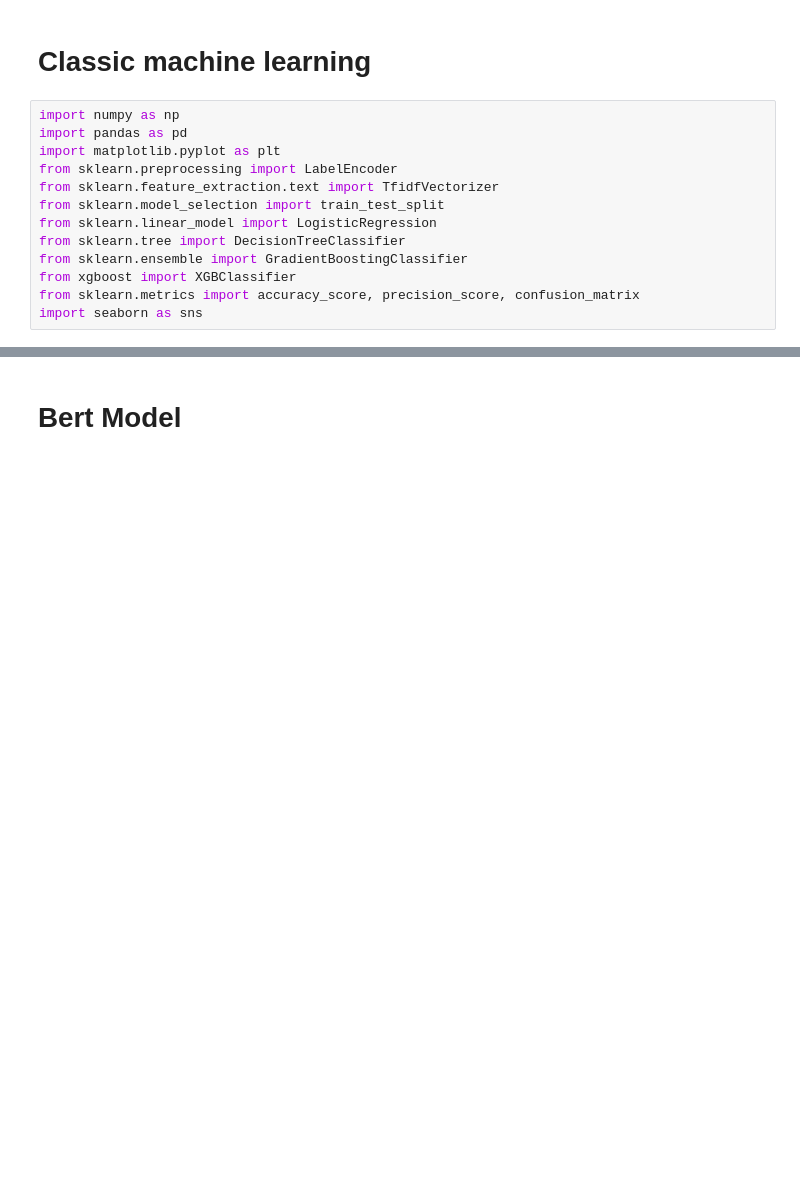
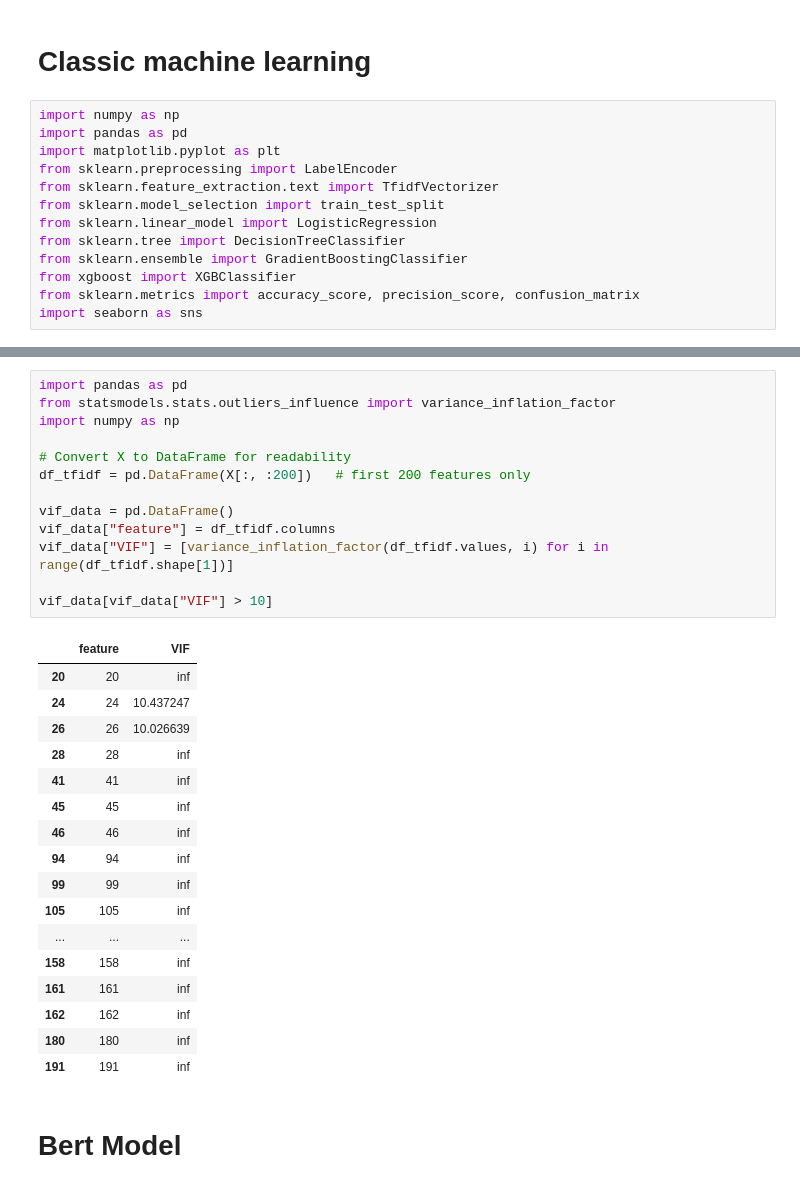
Before and after one commit to ninacunha/BERT-vs-TFIDF-TextClassification, a Jupyter notebook: Final.ipynb, the cells around one changed output, grey strips where cells are left out. Saved outputs shown, nothing was run; the diff lists cells and outputs as text; blank space fills up the shorter version.

```diff
--- a/Final.ipynb
+++ b/Final.ipynb
@@ -102,3 +132,34 @@ Precision: 0.9831932773109243
+# %%
+import pandas as pd
+from statsmodels.stats.outliers_influence import variance_inflation_factor
+import numpy as np
+
+# Convert X to DataFrame for readability
+df_tfidf = pd.DataFrame(X[:, :200])   # first 200 features only
+
+vif_data = pd.DataFrame()
+vif_data["feature"] = df_tfidf.columns
+vif_data["VIF"] = [variance_inflation_factor(df_tfidf.values, i) for i in range(df_tfidf.shape[1])]
+
+vif_data[vif_data["VIF"] > 10]
+# %% [output]
+|  | feature | VIF |
+| 20 | 20 | inf |
+| 24 | 24 | 10.437247 |
+| 26 | 26 | 10.026639 |
+| 28 | 28 | inf |
+| 41 | 41 | inf |
+| 45 | 45 | inf |
+| 46 | 46 | inf |
+| 94 | 94 | inf |
+| 99 | 99 | inf |
+| 105 | 105 | inf |
+| ... | ... | ... |
+| 158 | 158 | inf |
+| 161 | 161 | inf |
+| 162 | 162 | inf |
+| 180 | 180 | inf |
+| 191 | 191 | inf |
 # %% [markdown]
 # Bert Model
 # %%
```
Also changed, not shown: parts of 7 cells of this notebook.
